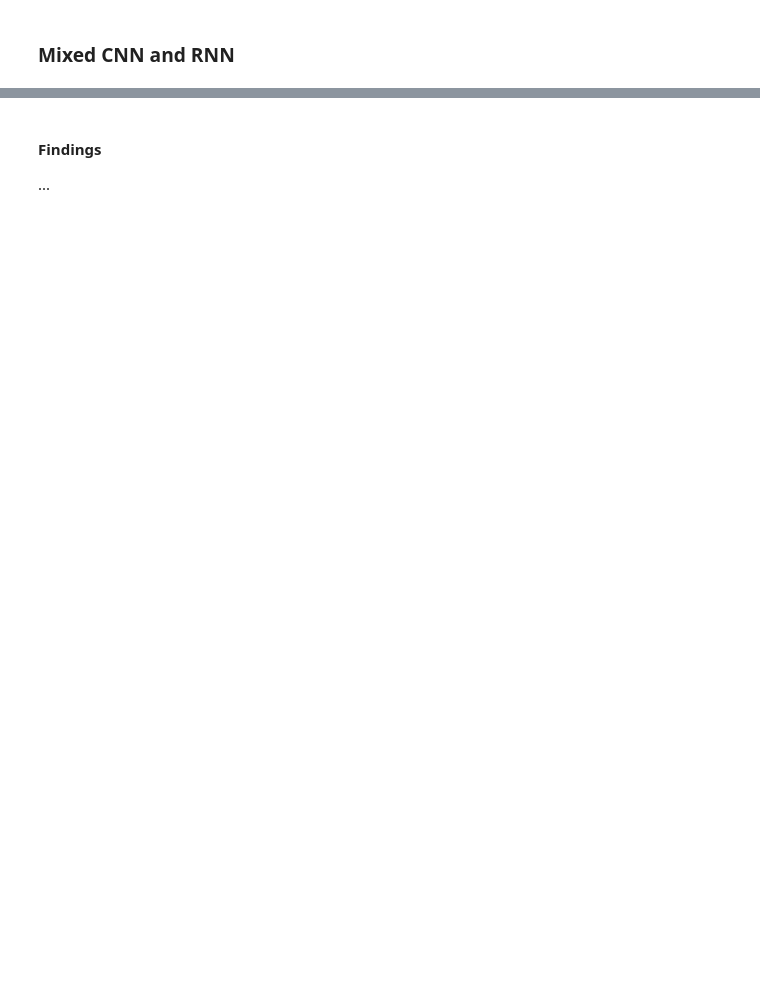
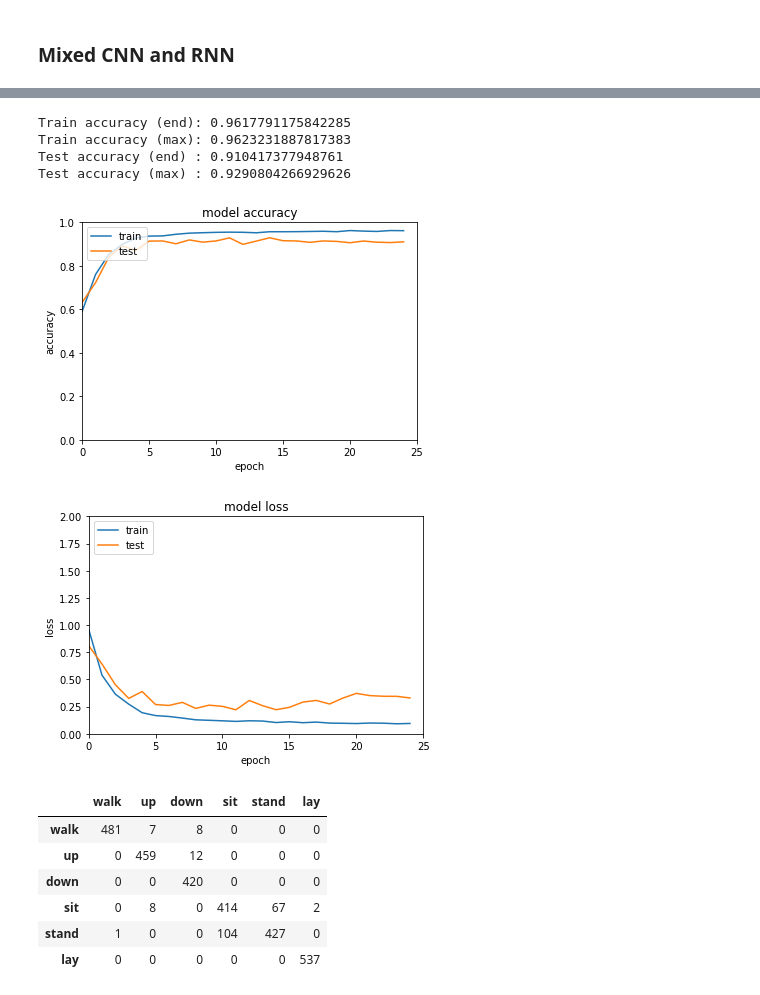
Before and after one commit to PatCH0816/TSM_DeLearn, a Jupyter notebook: exercises/exercise11/activity_recognition/activity_recognition-stud.ipynb, the cells around one changed output, grey strips where cells are left out. Cells and saved outputs as stored; diff of their text form; code cells hidden in the pictures; blank space fills up the shorter version.

```diff
--- a/exercises/exercise11/activity_recognition/activity_recognition-stud.ipynb
+++ b/exercises/exercise11/activity_recognition/activity_recognition-stud.ipynb
@@ -523,6 +588,12 @@ model.summary()
 # %%
 ### START YOUR CODE
-batch_size = ...
-n_epochs   = ...
 
-log = model.fit(X_train, Y_train, batch_size=batch_size, epochs=n_epochs, validation_data=(X_test, Y_test))
+model.compile(loss=tf.keras.losses.CategoricalCrossentropy(), \
+             optimizer=tf.keras.optimizers.Adam(clipnorm=clipnorm), \
+             metrics=['accuracy'])
+
+log = model.fit(X_train, Y_train, \
+                batch_size=batch_size, \
+                epochs=n_epochs, \
+                validation_data=(X_test, Y_test), \
+                callbacks=[early_stopping])
@@ -529,7 +618,17 @@ log = model.fit(X_train, Y_train, batch_size=batch_size, epochs=n_epochs, valida
 # %%
-performance_plots(model, X_test, Y_test, log, n_epochs)
+performance_plots(model, X_test, Y_test, log, len(log.history['accuracy']))
 confusion_matrix(model, X_test, Y_test)
+# %% [output]
+Train accuracy (end): 0.9617791175842285
+Train accuracy (max): 0.9623231887817383
+Test accuracy (end) : 0.910417377948761
+Test accuracy (max) : 0.9290804266929626
+[figure, added]
+[figure, added]
+|  | walk | up | down | sit | stand | lay |
+| walk | 481 | 7 | 8 | 0 | 0 | 0 |
+| up | 0 | 459 | 12 | 0 | 0 | 0 |
+| down | 0 | 0 | 420 | 0 | 0 | 0 |
+| sit | 0 | 8 | 0 | 414 | 67 | 2 |
+| stand | 1 | 0 | 0 | 104 | 427 | 0 |
+| lay | 0 | 0 | 0 | 0 | 0 | 537 |
-# %% [markdown]
-#### Findings
-
-...
```
Also changed, not shown: parts of 23 cells of this notebook.
